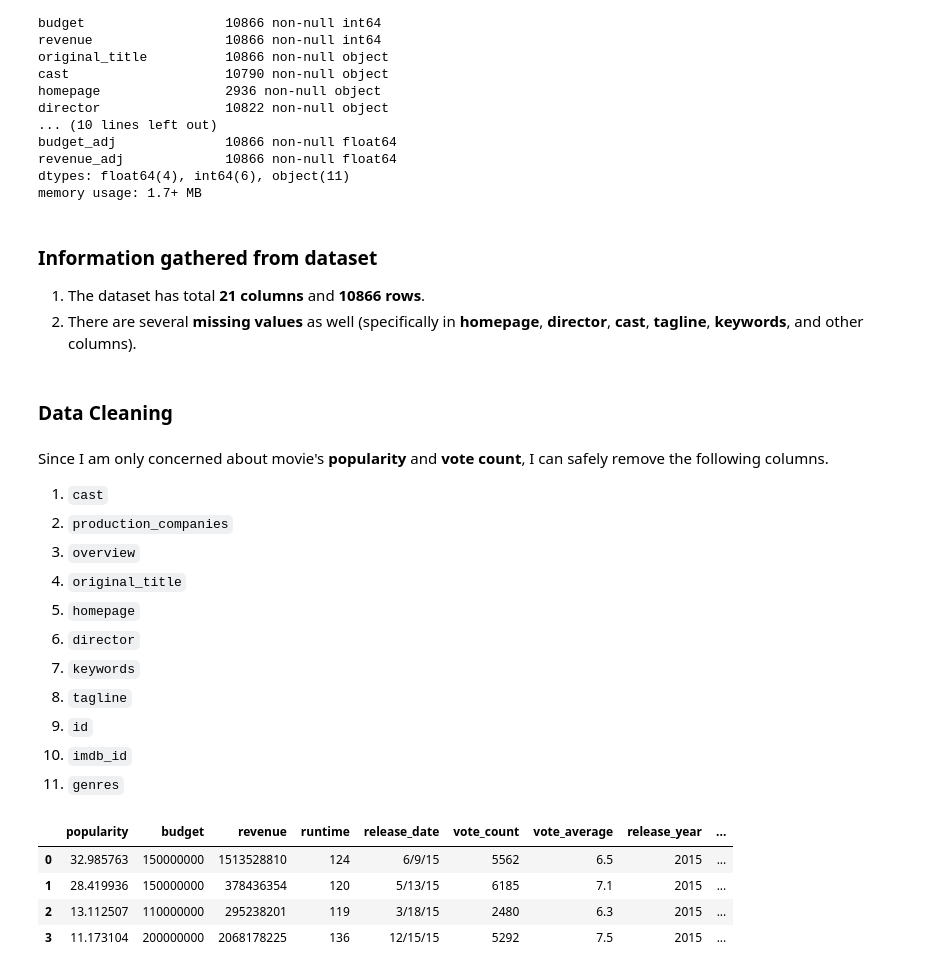
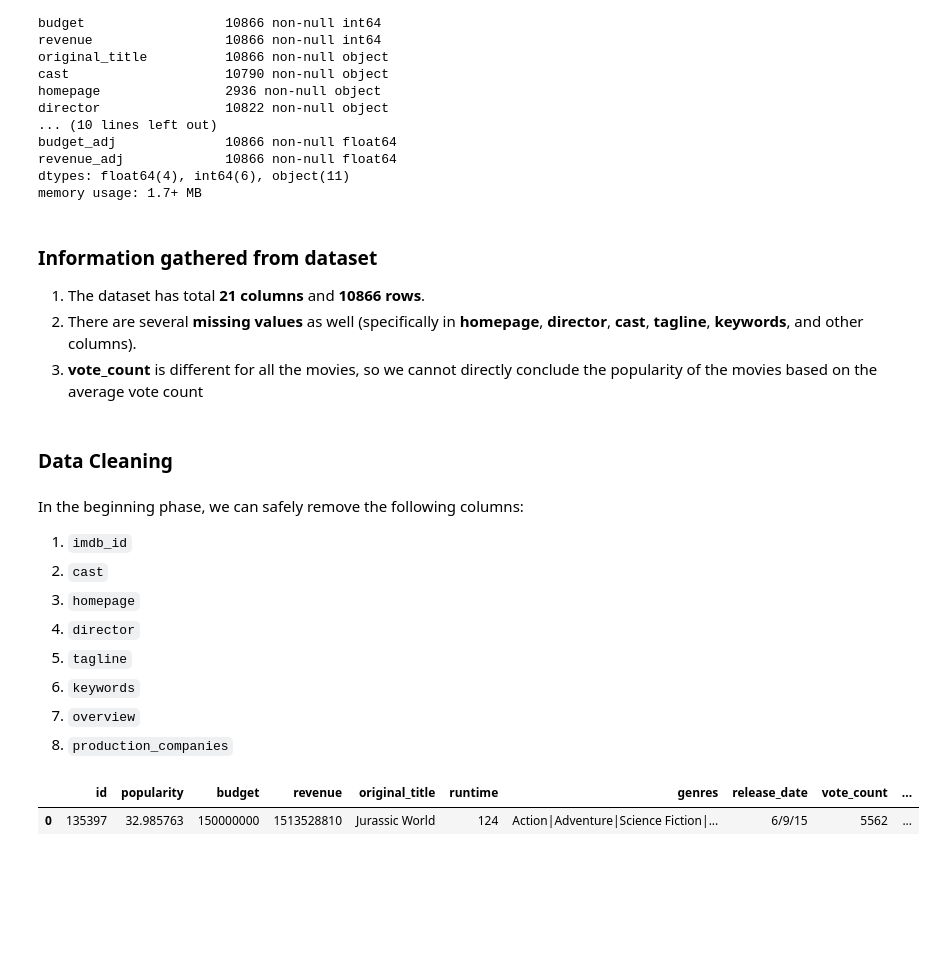
Before and after one commit to vishwesh5/Udacity-Courses, a Jupyter notebook: Machine-Learning-Foundation-Nanodegree/Investigate-a-dataset/investigate-a-dataset-template.ipynb, the cells around one changed output. Cells and saved outputs as stored; diff of their text form; code cells hidden in the pictures; blank space fills up the shorter version.

```diff
--- a/Machine-Learning-Foundation-Nanodegree/Investigate-a-dataset/investigate-a-dataset-template.ipynb
+++ b/Machine-Learning-Foundation-Nanodegree/Investigate-a-dataset/investigate-a-dataset-template.ipynb
@@ -88,45 +93,37 @@ memory usage: 1.7+ MB
 
 1. The dataset has total **21 columns** and **10866 rows**.
 2. There are several **missing values** as well (specifically in **homepage**, **director**, **cast**, **tagline**, **keywords**, and other columns).
+3. **vote_count** is different for all the movies, so we cannot directly conclude the popularity of the movies based on the average vote count
 # %% [markdown]
 ### Data Cleaning
-# %% [markdown]
-Since I am only concerned about movie's **popularity** and **vote count**, I can safely remove the following columns.
-
-1. `cast`
-2. `production_companies`
-3. `overview`
-4. `original_title`
-5. `homepage`
-6. `director`
-7. `keywords`
-8. `tagline`
-9. `id`
-10. `imdb_id`
-11. `genres`
+# %% [markdown]
+In the beginning phase, we can safely remove the following columns:
+
+1. `imdb_id`
+2. `cast`
+3. `homepage`
+4. `director`
+5. `tagline`
+6. `keywords`
+7. `overview`
+8. `production_companies`
 # %%
 # Drop irrelevant columns
-dataset.drop(['cast',
-         'production_companies',
-         'overview',
-         'original_title',
-         'homepage',
-         'director',
-         'keywords',
-         'tagline',
-         'id',
-         'imdb_id',
-         'genres'],
+dataset.drop(['imdb_id',
+             'cast',
+              'homepage',
+              'director',
+              'tagline',
+              'keywords',
+              'overview',
+              'production_companies'],
        axis = 1,
        inplace=True)
 # %%
-dataset.head(4)
+dataset.head(1)
 # %% [output]
-|  | popularity | budget | revenue | runtime | release_date | vote_count | vote_average | release_year | ... |
-| 0 | 32.985763 | 150000000 | 1513528810 | 124 | 6/9/15 | 5562 | 6.5 | 2015 | ... |
-| 1 | 28.419936 | 150000000 | 378436354 | 120 | 5/13/15 | 6185 | 7.1 | 2015 | ... |
-| 2 | 13.112507 | 110000000 | 295238201 | 119 | 3/18/15 | 2480 | 6.3 | 2015 | ... |
-| 3 | 11.173104 | 200000000 | 2068178225 | 136 | 12/15/15 | 5292 | 7.5 | 2015 | ... |
+|  | id | popularity | budget | revenue | original_title | runtime | genres | release_date | vote_count | ... |
+| 0 | 135397 | 32.985763 | 150000000 | 1513528810 | Jurassic World | 124 | Action|Adventure|Science Fiction|... | 6/9/15 | 5562 | ... |
 # %%
 dataset.info()
 # %% [output]
```
Also changed, not shown: parts of 75 cells of this notebook, 13 other files.
